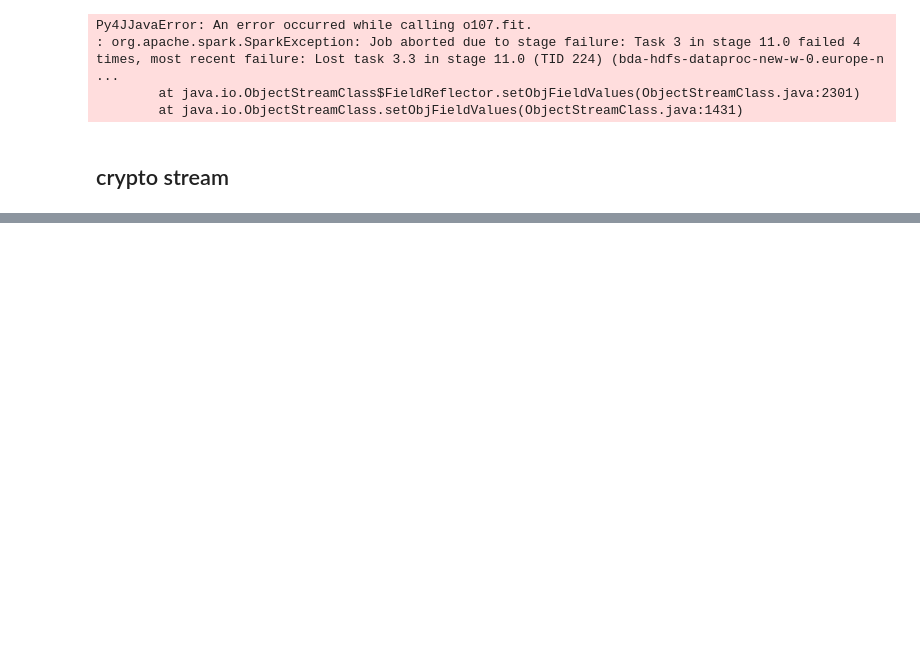
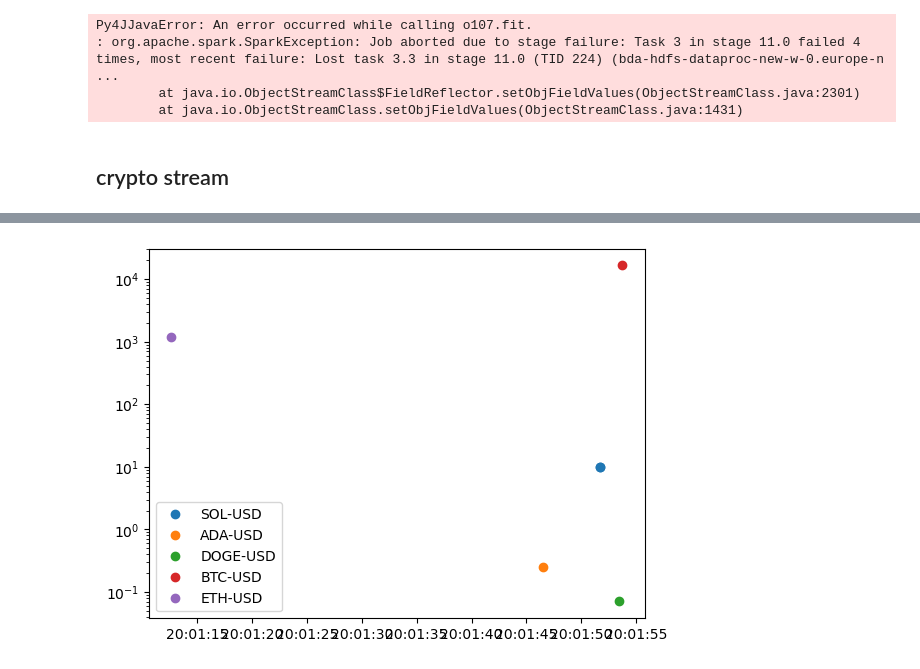
Before and after one commit to marneusz/BigDataAnalytics, a Jupyter notebook: 3_machine_learning/EDA.ipynb, the cells around one changed output, grey strips where cells are left out. Saved outputs shown, nothing was run; the diff lists cells and outputs as text; code cells hidden in the pictures; blank space fills up the shorter version.

```diff
--- a/3_machine_learning/EDA.ipynb
+++ b/3_machine_learning/EDA.ipynb
@@ -228,2 +230,2 @@ equifax_dict = {counts_pd.loc[i, 'exploded_text']:
 # %%
-df = spark.read.json("stream_crypto/*.json").distinct()
+df = spark.read.json("stream_crypto").distinct()
@@ -245,0 +261,2 @@ Py4JError: An error occurred while calling o73.json
+# %%
+df = df.select("product_id", "time", df.price.cast(t.DoubleType()))
@@ -245,0 +286,3 @@ Py4JError: An error occurred while calling o73.json
+# %%
+data = df.select("product_id", df.time.cast(t.TimestampType()), "price").collect()
+data
@@ -245,0 +296,10 @@ Py4JError: An error occurred while calling o73.json
+# %%
+product_id = [row.product_id for row in data]
+plot_data = []
+for product in set(product_id):
+    plot_data.append({
+        "product_id": product,
+        "time": [row.time for row in data if row.product_id == product],
+        "price": [row.price for row in data if row.product_id == product]
+    })
+plot_data
@@ -245,0 +323,9 @@ Py4JError: An error occurred while calling o73.json
+# %%
+fig, ax = plt.subplots()
+for line in plot_data:
+    ax.plot_date(line["time"], line["price"], label = line["product_id"])
+ax.set_yscale("log")
+plt.legend()
+plt.show()
+# %% [output]
+[figure, added]
```
Also changed, not shown: parts of 9 cells of this notebook, 43 other files.
